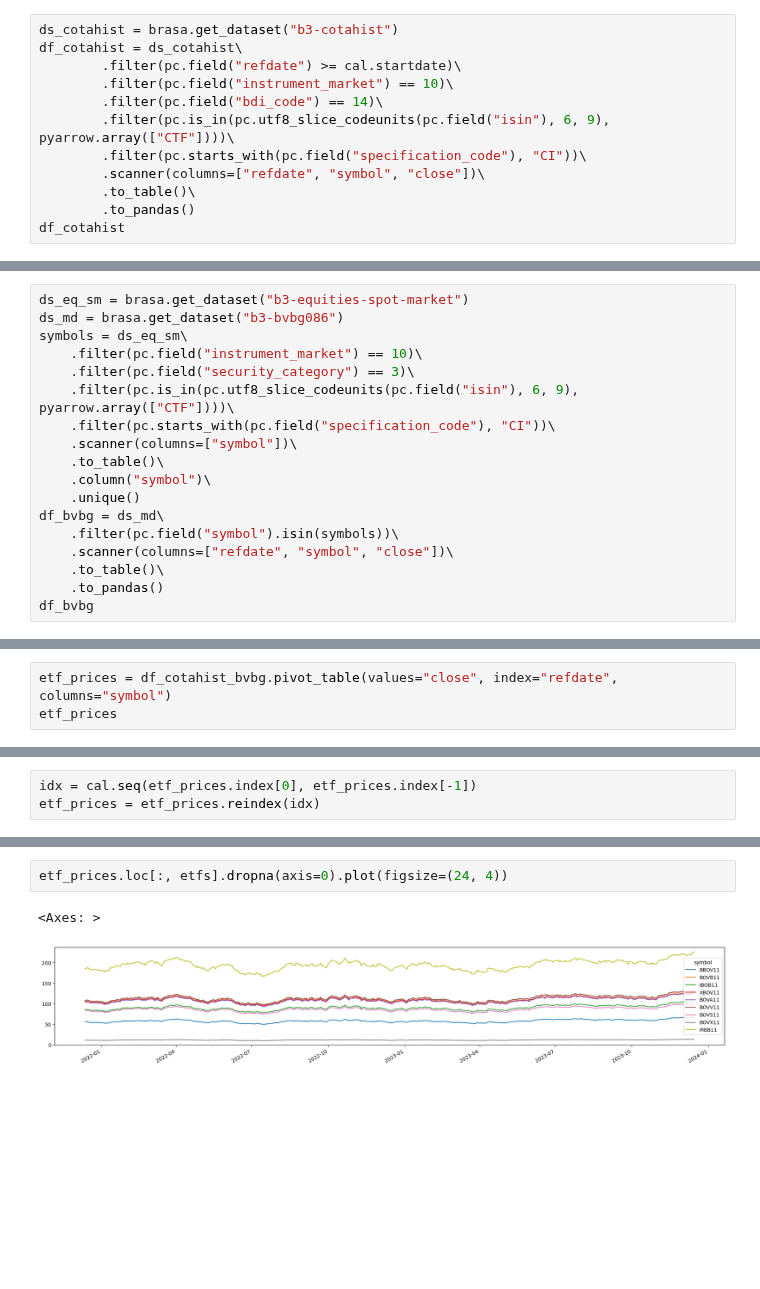
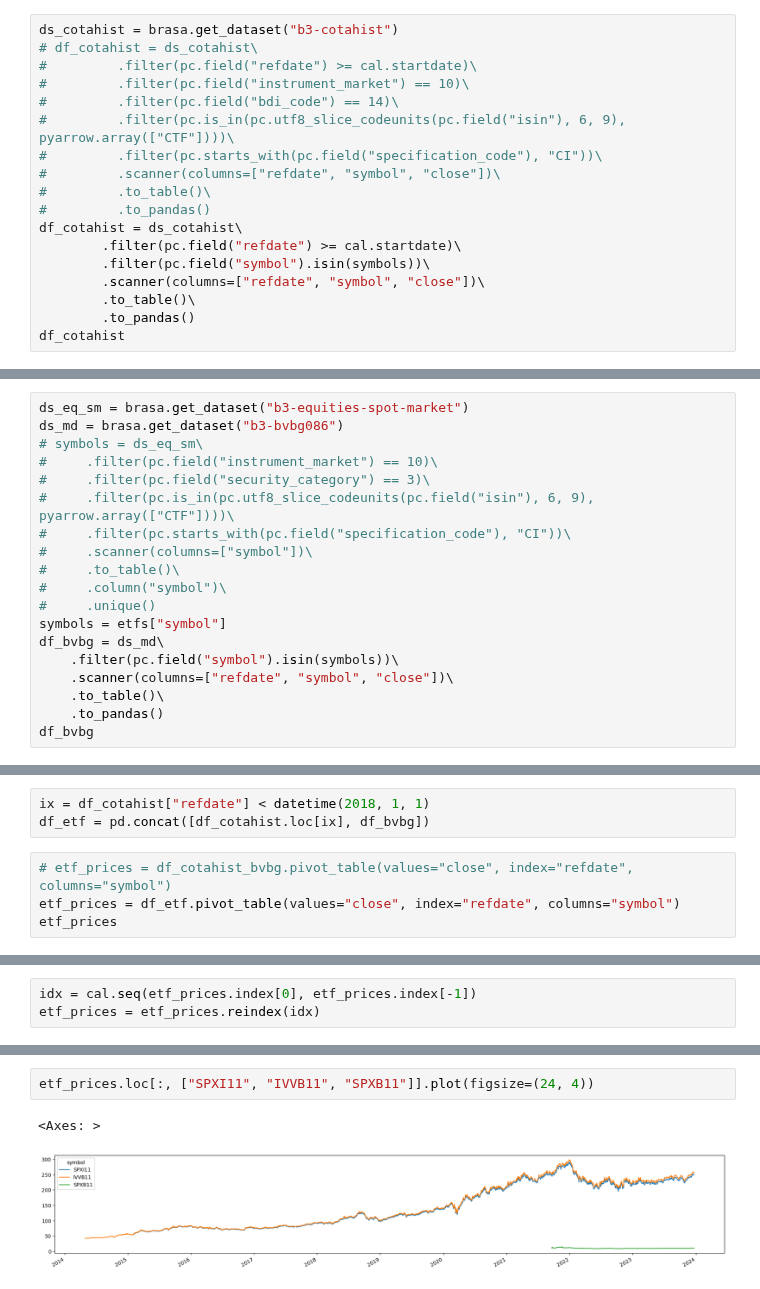
Before and after one commit to wilsonfreitas/brasa, a Jupyter notebook: notebooks/brasa-etfs-fill-gaps.ipynb, the cells around one changed output, grey strips where cells are left out. Cells and saved outputs as stored; diff of their text form; blank space fills up the shorter version.

```diff
--- a/notebooks/brasa-etfs-fill-gaps.ipynb
+++ b/notebooks/brasa-etfs-fill-gaps.ipynb
@@ -25,11 +27,17 @@ cal = Calendar.load("B3")
 # %%
 ds_cotahist = brasa.get_dataset("b3-cotahist")
+# df_cotahist = ds_cotahist\
+#         .filter(pc.field("refdate") >= cal.startdate)\
+#         .filter(pc.field("instrument_market") == 10)\
+#         .filter(pc.field("bdi_code") == 14)\
+#         .filter(pc.is_in(pc.utf8_slice_codeunits(pc.field("isin"), 6, 9), pyarrow.array(["CTF"])))\
+#         .filter(pc.starts_with(pc.field("specification_code"), "CI"))\
+#         .scanner(columns=["refdate", "symbol", "close"])\
+#         .to_table()\
+#         .to_pandas()
 df_cotahist = ds_cotahist\
         .filter(pc.field("refdate") >= cal.startdate)\
-        .filter(pc.field("instrument_market") == 10)\
-        .filter(pc.field("bdi_code") == 14)\
-        .filter(pc.is_in(pc.utf8_slice_codeunits(pc.field("isin"), 6, 9), pyarrow.array(["CTF"])))\
-        .filter(pc.starts_with(pc.field("specification_code"), "CI"))\
+        .filter(pc.field("symbol").isin(symbols))\
         .scanner(columns=["refdate", "symbol", "close"])\
         .to_table()\
         .to_pandas()
@@ -51,15 +102,16 @@ df_cotahist
 # %%
 ds_eq_sm = brasa.get_dataset("b3-equities-spot-market")
 ds_md = brasa.get_dataset("b3-bvbg086")
-symbols = ds_eq_sm\
-    .filter(pc.field("instrument_market") == 10)\
-    .filter(pc.field("security_category") == 3)\
-    .filter(pc.is_in(pc.utf8_slice_codeunits(pc.field("isin"), 6, 9), pyarrow.array(["CTF"])))\
-    .filter(pc.starts_with(pc.field("specification_code"), "CI"))\
-    .scanner(columns=["symbol"])\
-    .to_table()\
-    .column("symbol")\
-    .unique()
+# symbols = ds_eq_sm\
+#     .filter(pc.field("instrument_market") == 10)\
+#     .filter(pc.field("security_category") == 3)\
+#     .filter(pc.is_in(pc.utf8_slice_codeunits(pc.field("isin"), 6, 9), pyarrow.array(["CTF"])))\
+#     .filter(pc.starts_with(pc.field("specification_code"), "CI"))\
+#     .scanner(columns=["symbol"])\
+#     .to_table()\
+#     .column("symbol")\
+#     .unique()
+symbols = etfs["symbol"]
 df_bvbg = ds_md\
     .filter(pc.field("symbol").isin(symbols))\
     .scanner(columns=["refdate", "symbol", "close"])\
@@ -106,4 +158,8 @@ df_cotahist_bvbg
+# %%
+ix = df_cotahist["refdate"] < datetime(2018, 1, 1)
+df_etf = pd.concat([df_cotahist.loc[ix], df_bvbg])
 # %%
-etf_prices = df_cotahist_bvbg.pivot_table(values="close", index="refdate", columns="symbol")
+# etf_prices = df_cotahist_bvbg.pivot_table(values="close", index="refdate", columns="symbol")
+etf_prices = df_etf.pivot_table(values="close", index="refdate", columns="symbol")
 etf_prices
 # %% [output]
@@ -142,5 +198,5 @@ etf_prices.loc[:, etfs].plot(figsize=(24, 4))
 # %%
-etf_prices.loc[:, etfs].dropna(axis=0).plot(figsize=(24, 4))
+etf_prices.loc[:, ["SPXI11", "IVVB11", "SPXB11"]].plot(figsize=(24, 4))
 # %% [output]
 <Axes: >
-[figure, old version]
+[figure, new version]
```
Also changed, not shown: parts of 11 cells of this notebook, 5 other files.
